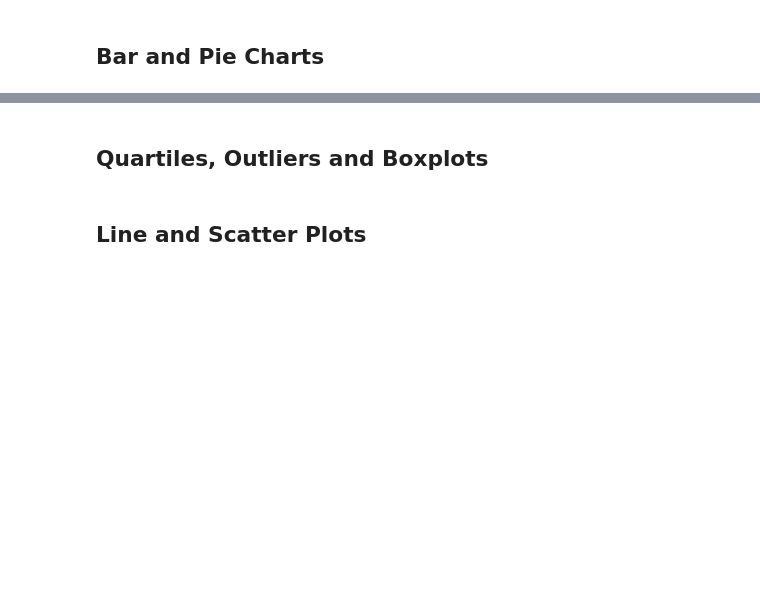
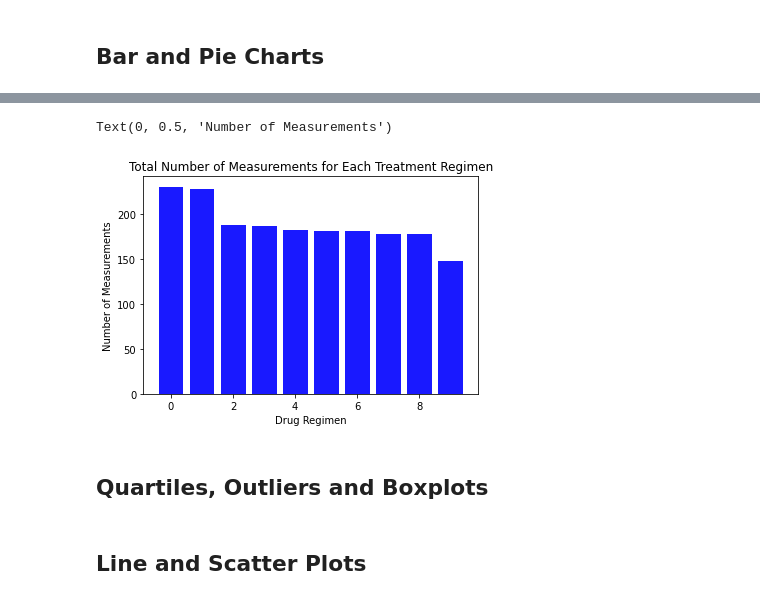
Before and after one commit to tonju27/Matplotlib-Challenge, a Jupyter notebook: Pymaceuticals/pymaceuticals_starter.ipynb, the cells around one changed output, grey strips where cells are left out. Saved outputs shown, nothing was run; the diff lists cells and outputs as text; code cells hidden in the pictures; blank space fills up the shorter version.

```diff
--- a/Pymaceuticals/pymaceuticals_starter.ipynb
+++ b/Pymaceuticals/pymaceuticals_starter.ipynb
@@ -136,3 +149,17 @@ summary_stat_df
+# %%
+# Generate a bar plot showing the total number of measurements taken on each drug regimen using pyplot.
+
+y_axis = clean_mice_df['Drug Regimen'].value_counts()
+x_axis = np.arange(len(y_axis))
+plt.bar(x_axis, y_axis, color='b', alpha=0.9, align="center")
+
+# Set a Title and labels
+plt.title("Total Number of Measurements for Each Treatment Regimen")
+plt.xlabel("Drug Regimen")
+plt.ylabel("Number of Measurements")
+# %% [output]
+Text(0, 0.5, 'Number of Measurements')
+[figure, added]
 # %%
 # Generate a pie plot showing the distribution of female versus male mice using pandas
 # %%
```
Also changed, not shown: parts of 4 cells of this notebook.
